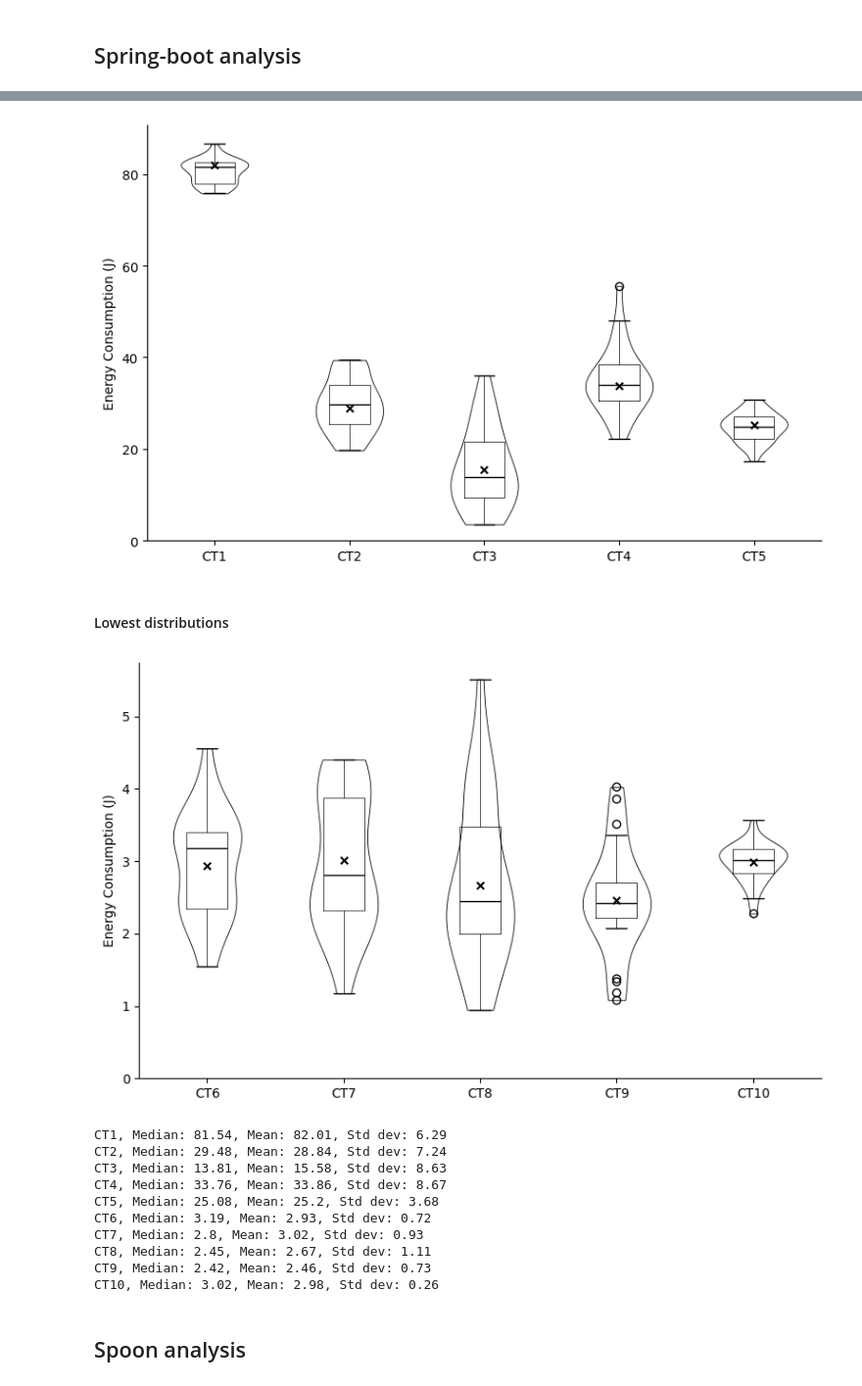
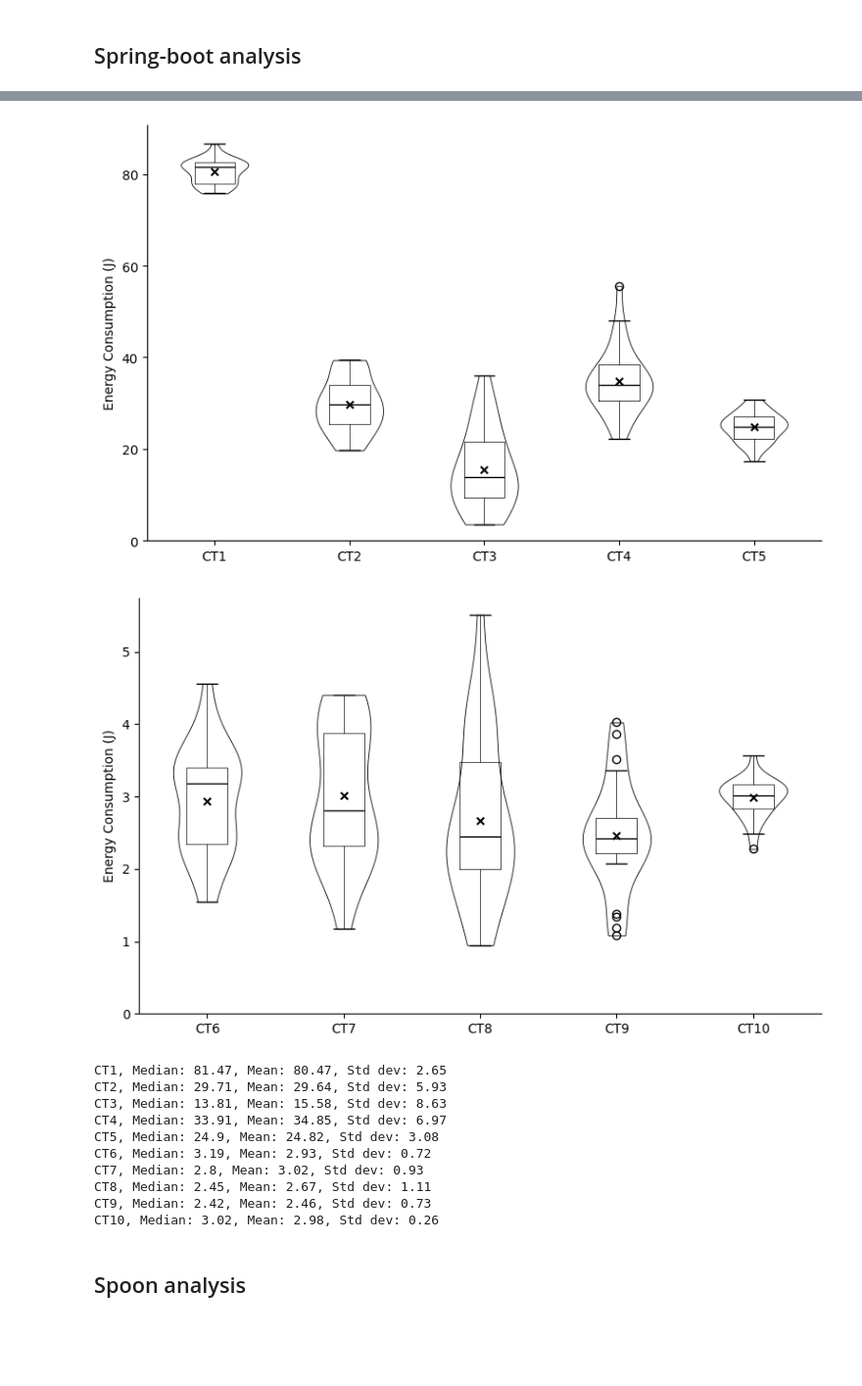
Before and after one commit to JeromeMaquoi/sentinel-notebook, a Jupyter notebook: analysis.ipynb, the cells around one changed output, grey strips where cells are left out. Shown at 98% size. Saved outputs shown, nothing was run; the diff lists cells and outputs as text; code cells hidden in the pictures; blank space fills up the shorter version.

```diff
--- a/analysis.ipynb
+++ b/analysis.ipynb
@@ -20,27 +26,23 @@ KeyboardInterrupt:
-# %%
-highest_spring = data_spring_boot.filter_highest(percentage=17)
-highest_spring.plot_quantiles(highest=True, save=False, begin_label=1)
-# %% [output]
-[figure, removed]
-# %% [markdown]
-#### Lowest distributions
-# %%
-lowest_spring = data_spring_boot.filter_lowest(17)
-lowest_spring.plot_quantiles(highest=False, save=True, begin_label=6)
-# %% [output]
-[figure, removed]
 # %%
+highest_spring = data_spring_boot.filter_highest(percentage=17)
+highest_spring.plot_quantiles(highest=True, save=True, begin_label=1)
+
+lowest_spring = data_spring_boot.filter_lowest(17)
+lowest_spring.plot_quantiles(highest=False, save=True, begin_label=6)
+
 for trace in highest_spring.call_traces:
     print(f"{trace.label}, Median: {round(trace.median, 2)}, Mean: {round(trace.mean, 2)}, Std dev: {round(trace.std_dev, 2)}")
 
 for trace in lowest_spring.call_traces:
     print(f"{trace.label}, Median: {round(trace.median, 2)}, Mean: {round(trace.mean, 2)}, Std dev: {round(trace.std_dev, 2)}")
 # %% [output]
+[figure, added]
+[figure, added]
-CT1, Median: 81.54, Mean: 82.01, Std dev: 6.29
-CT2, Median: 29.48, Mean: 28.84, Std dev: 7.24
+CT1, Median: 81.47, Mean: 80.47, Std dev: 2.65
+CT2, Median: 29.71, Mean: 29.64, Std dev: 5.93
 CT3, Median: 13.81, Mean: 15.58, Std dev: 8.63
-CT4, Median: 33.76, Mean: 33.86, Std dev: 8.67
-CT5, Median: 25.08, Mean: 25.2, Std dev: 3.68
+CT4, Median: 33.91, Mean: 34.85, Std dev: 6.97
+CT5, Median: 24.9, Mean: 24.82, Std dev: 3.08
 CT6, Median: 3.19, Mean: 2.93, Std dev: 0.72
 CT7, Median: 2.8, Mean: 3.02, Std dev: 0.93
 CT8, Median: 2.45, Mean: 2.67, Std dev: 1.11
```
Also changed, not shown: parts of 7 cells of this notebook, 3 other files.
